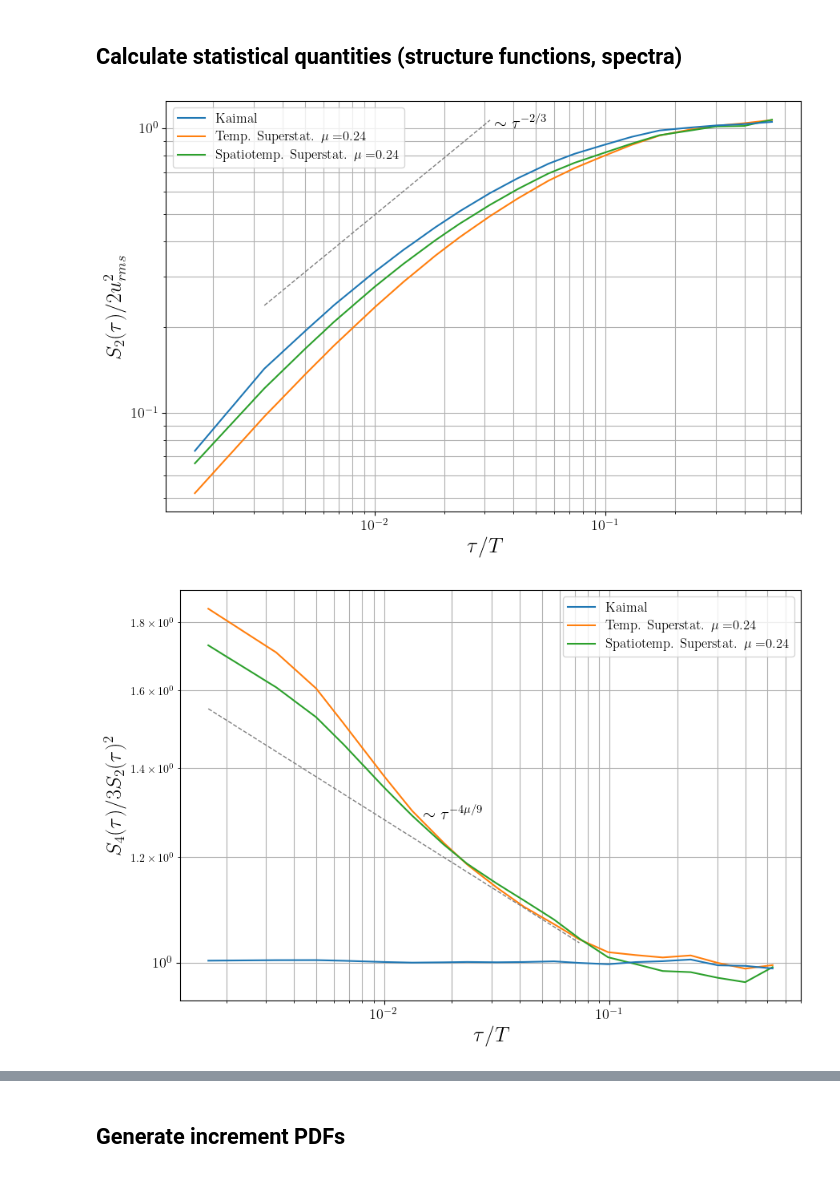
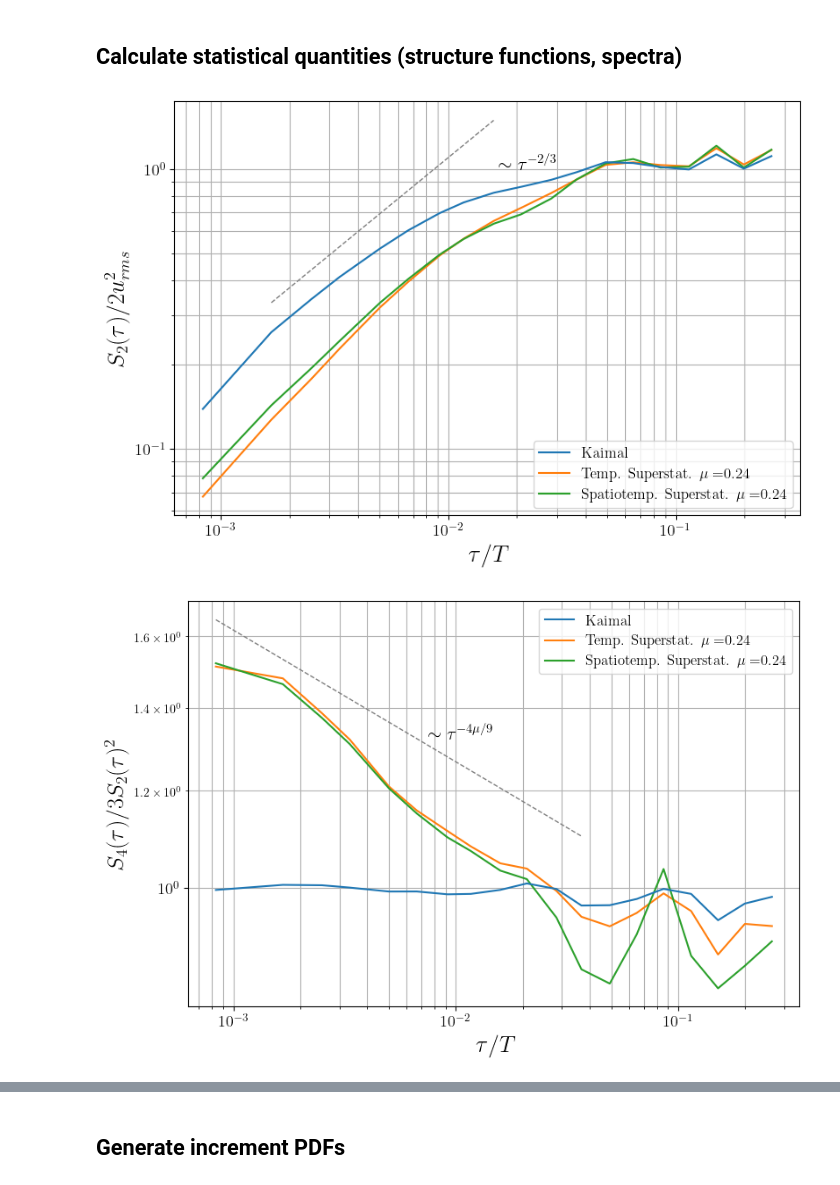
Before and after one commit to fiddir/pyforwind, a Jupyter notebook: examples/example_kaimal.ipynb, the cells around one changed output, grey strips where cells are left out. Saved outputs shown, nothing was run; the diff lists cells and outputs as text; code cells hidden in the pictures.

```diff
--- a/examples/example_kaimal.ipynb
+++ b/examples/example_kaimal.ipynb
@@ -13,7 +13,7 @@ plt.rc('font', family='serif')
 # %% [markdown]
 ## Set the wind field box
 # %%
-N_T = 1024 # grid points in "temporal" direction
+N_T = 512 # grid points in "temporal" direction
 N_rotor = 21 # rotor plane
 # %% [markdown]
 ## Model parameters
@@ -22,7 +22,7 @@ H = 1./3. # Hurst exponent, determines power law of Kaimal spectrum
 mu = 0.24 # intermittency coefficient
 L = 340.2 # integral length scale in Kaimal spectrum
 L_c = 340.2 # correlation length in Kaimal coherences
-T = 600. # length of time series
+T = 1200 # length of time series
 diam = 200. # diameter
 V_hub = 8. # hub wind speed
 h_hub = 100. # hub height
@@ -32,7 +32,7 @@ h_hub = 100. # hub height
 swf_gauss = SWF(L, mu, V_hub, h_hub, (T, diam), (N_T, N_rotor), kind='gauss')
 swf_temporal = SWF(L, mu, V_hub, h_hub, (T, diam), (N_T, N_rotor), kind='temporal')
 swf_spatiotemporal = SWF(L, mu, V_hub, h_hub, (T, diam), (N_T, N_rotor), kind='spatiotemporal')
-realizations = 5 # number of realizations
+realizations = 1 # number of realizations
 u_gauss = np.zeros((realizations, N_rotor, N_rotor, N_T))
 u_temporal = np.zeros((realizations, N_rotor, N_rotor, N_T))
 u_spatiotemporal = np.zeros((realizations, N_rotor, N_rotor, N_T))
@@ -130,29 +128,29 @@ ax.legend(fontsize=12)
 ax.set_ylabel('$S_2(\\tau)/2 u_{rms}^2$', fontsize=19)
 ax.set_xlabel('$\\tau/T$', fontsize=19)
 ax.text(20./T, 1., '$\\sim \\tau^{-2/3}$', fontsize=15)
-ax.loglog(tau[2:10]/T, 0.15*tau[2:10]**(2/3.), color='grey', ls='dashed', lw=1)
+ax.loglog(tau[2:10]/T, 0.21*tau[2:10]**(2/3.), color='grey', ls='dashed', lw=1)
 ax.legend(fontsize=12)
 plt.xticks(fontsize=13)
 plt.yticks(fontsize=13)
 ax.grid(True, which='Both')
 # %% [output]
-[figure, old version]
+[figure, new version]
 # %%
 # Plot flatness of wind field fluctuations
 fig, ax = plt.subplots(figsize=(9, 6))
 ax.loglog(tau/T, struc_4_gauss/(3.*struc_2_gauss**2), label='Kaimal', color='C0',zorder=12)
 ax.loglog(tau/T, struc_4_temporal/(3.*struc_2_temporal**2), label='Temp. Superstat. $\\mu=$'+str(mu), color='C1')
 ax.loglog(tau/T, struc_4_spatiotemporal/(3.*struc_2_spatiotemporal**2), label='Spatiotemp. Superstat. $\\mu=$'+str(mu), color='C2')
-ax.loglog(tau[:-7]/T, 1.55*tau[:-7]**(-4.*mu/9.), color='grey', ls='dashed', lw=1)
+ax.loglog(tau[:-7]/T, 1.65*tau[:-7]**(-4.*mu/9.), color='grey', ls='dashed', lw=1)
 plt.xticks(fontsize=13)
 plt.yticks(fontsize=13)
-ax.text(9/T, 1.28, '$\\sim \\tau^{-4\\mu/9}$', fontsize=15)
+ax.text(9/T, 1.32, '$\\sim \\tau^{-4\\mu/9}$', fontsize=15)
 ax.set_ylabel('$S_4(\\tau)/3 S_2(\\tau)^2$', fontsize=19)
 ax.set_xlabel('$\\tau/T$', fontsize=19)
 ax.legend(fontsize=12)
 ax.grid(True, which='Both')
 # %% [output]
-[figure, old version]
+[figure, new version]
 # %%
 # Plot spectra averaged over rotor plane
 fig, ax = plt.subplots(figsize=(9, 6))
```
Also changed, not shown: parts of 5 cells of this notebook.
